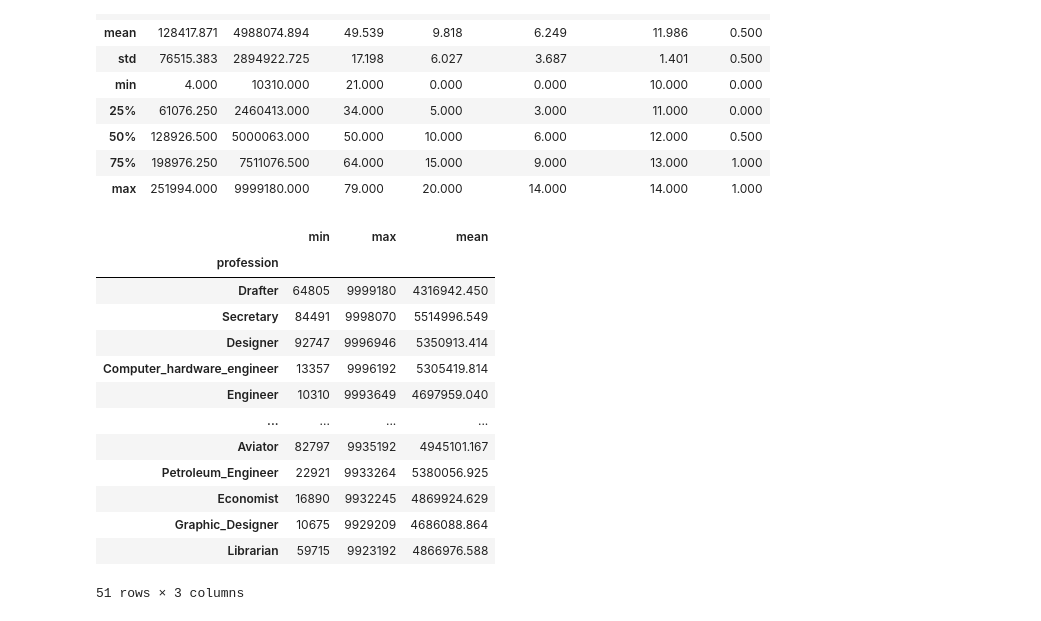
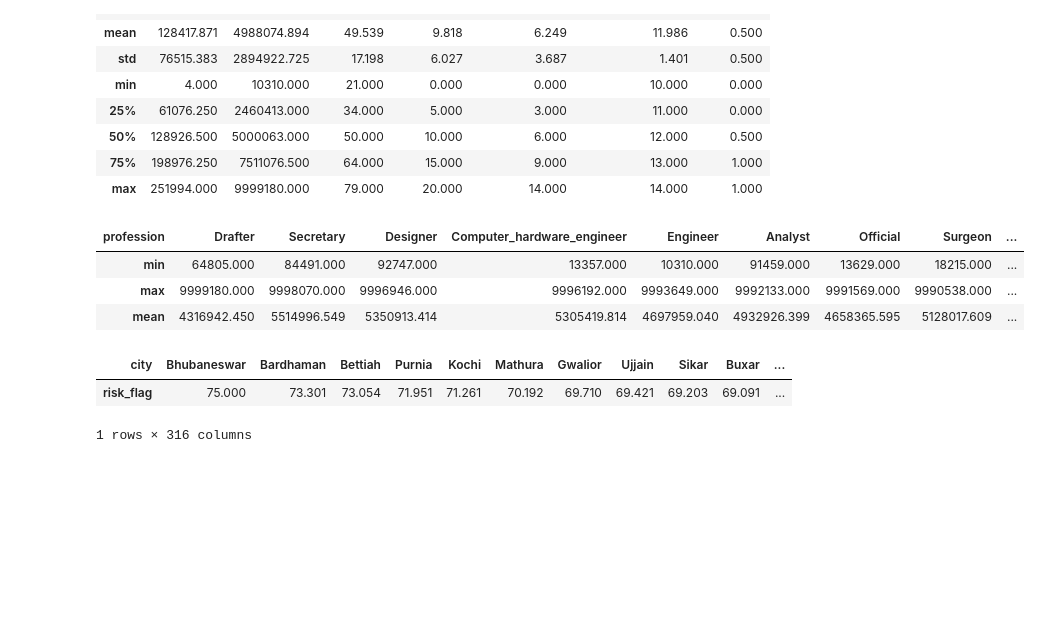
Before and after one commit to masete/Loan-Prediction-based-on-Customer-Behaviour, a Jupyter notebook: eda.ipynb, the cells around one changed output. Drawn from its saved outputs; the diff is of its cells as text; code cells hidden in the pictures; blank space fills up the shorter version.

Commit message:
average risk percentage of each city

```diff
--- a/eda.ipynb
+++ b/eda.ipynb
@@ -634,19 +634,16 @@ loan.describe(include=[np.number])
 | max | 251994.000 | 9999180.000 | 79.000 | 20.000 | 14.000 | 14.000 | 1.000 |
 # %%
 # Grouping profession by its income in min, max, and mean
-loan.groupby("profession")["income"].agg(["min", "max", "mean"]).sort_values(by="max", ascending=False)
+loan.groupby("profession")["income"].agg(["min", "max", "mean"]).sort_values(by="max", ascending=False).T
 # %% [output]
-|  | min | max | mean |
-| profession |  |  |  |
-| Drafter | 64805 | 9999180 | 4316942.450 |
-| Secretary | 84491 | 9998070 | 5514996.549 |
-| Designer | 92747 | 9996946 | 5350913.414 |
-| Computer_hardware_engineer | 13357 | 9996192 | 5305419.814 |
-| Engineer | 10310 | 9993649 | 4697959.040 |
-| ... | ... | ... | ... |
-| Aviator | 82797 | 9935192 | 4945101.167 |
-| Petroleum_Engineer | 22921 | 9933264 | 5380056.925 |
-| Economist | 16890 | 9932245 | 4869924.629 |
-| Graphic_Designer | 10675 | 9929209 | 4686088.864 |
-| Librarian | 59715 | 9923192 | 4866976.588 |
+| profession | Drafter | Secretary | Designer | Computer_hardware_engineer | Engineer | Analyst | Official | Surgeon | ... |
+| min | 64805.000 | 84491.000 | 92747.000 | 13357.000 | 10310.000 | 91459.000 | 13629.000 | 18215.000 | ... |
+| max | 9999180.000 | 9998070.000 | 9996946.000 | 9996192.000 | 9993649.000 | 9992133.000 | 9991569.000 | 9990538.000 | ... |
+| mean | 4316942.450 | 5514996.549 | 5350913.414 | 5305419.814 | 4697959.040 | 4932926.399 | 4658365.595 | 5128017.609 | ... |
-51 rows × 3 columns
+# %%
+# The average risk percentage of each city
+loan.groupby(["city"]).risk_flag.apply(lambda x: (x.sum() / x.size) * 100).sort_values(ascending=False).to_frame().T
+# %% [output]
+| city | Bhubaneswar | Bardhaman | Bettiah | Purnia | Kochi | Mathura | Gwalior | Ujjain | Sikar | Buxar | ... |
+| risk_flag | 75.000 | 73.301 | 73.054 | 71.951 | 71.261 | 70.192 | 69.710 | 69.421 | 69.203 | 69.091 | ... |
+1 rows × 316 columns
```
